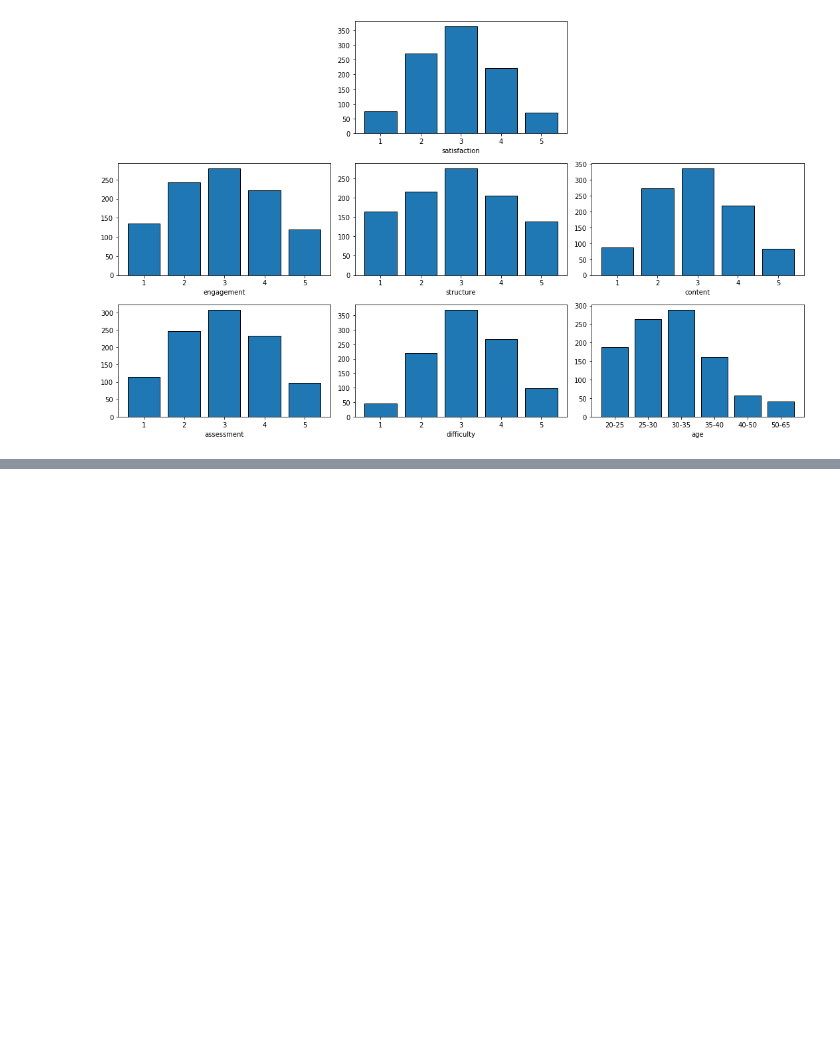
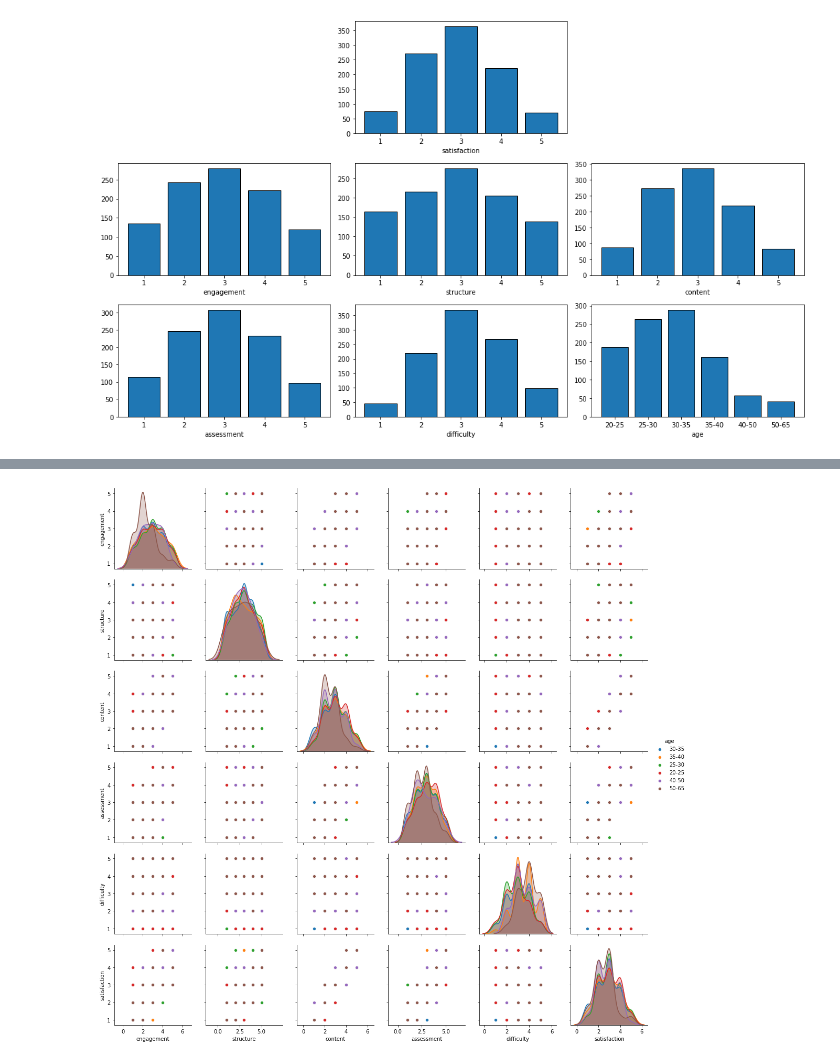
Before and after one commit to ashleycampion/GMIT_Programming_for_data_analysis_Assignment, a Jupyter notebook: Programming for Data Analytics Project.ipynb, the cells around one changed output, grey strips where cells are left out. Saved outputs shown, nothing was run; the diff lists cells and outputs as text; code cells hidden in the pictures; blank space fills up the shorter version.

Commit message:
adding pairplot

```diff
--- a/Programming for Data Analytics Project.ipynb
+++ b/Programming for Data Analytics Project.ipynb
@@ -166,0 +186,6 @@ plt.show()
+# %%
+import seaborn as sb
+sb.pairplot(df, hue='age')
+plt.show()
+# %% [output]
+[figure, added]
```
Also changed, not shown: parts of 2 cells of this notebook.
